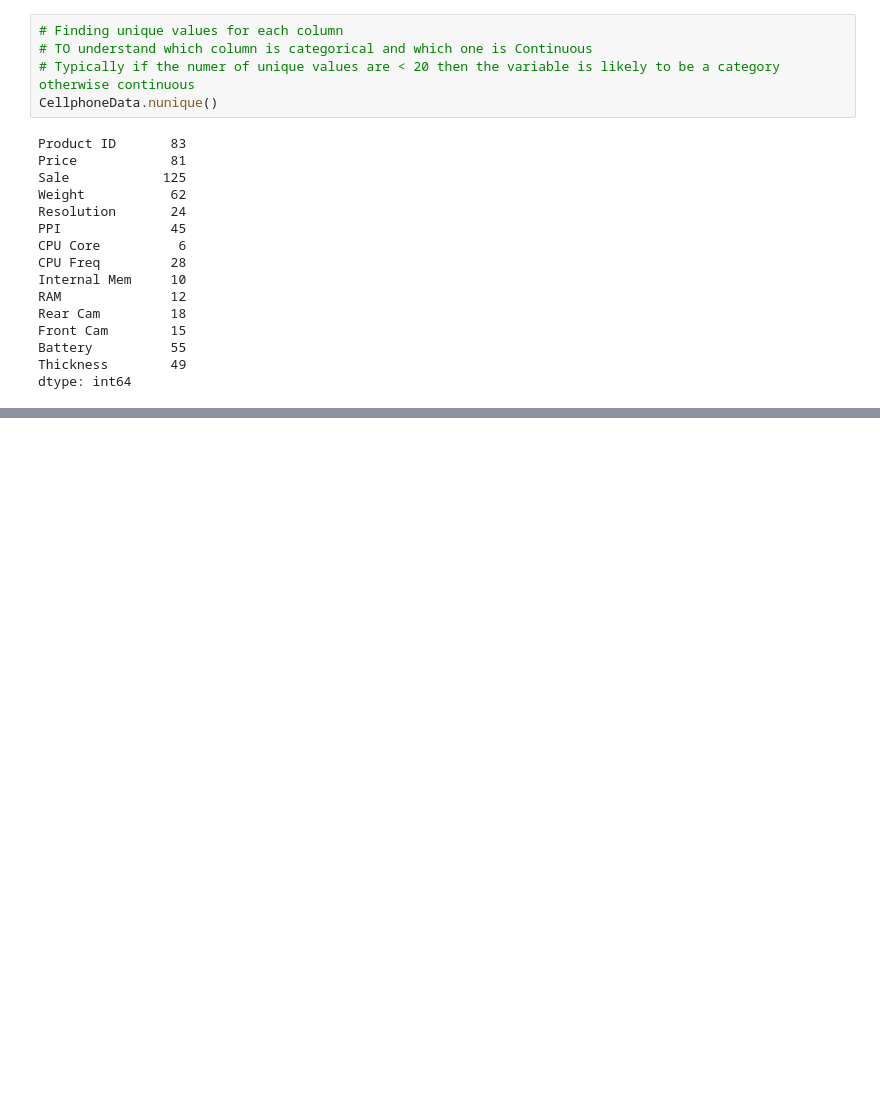
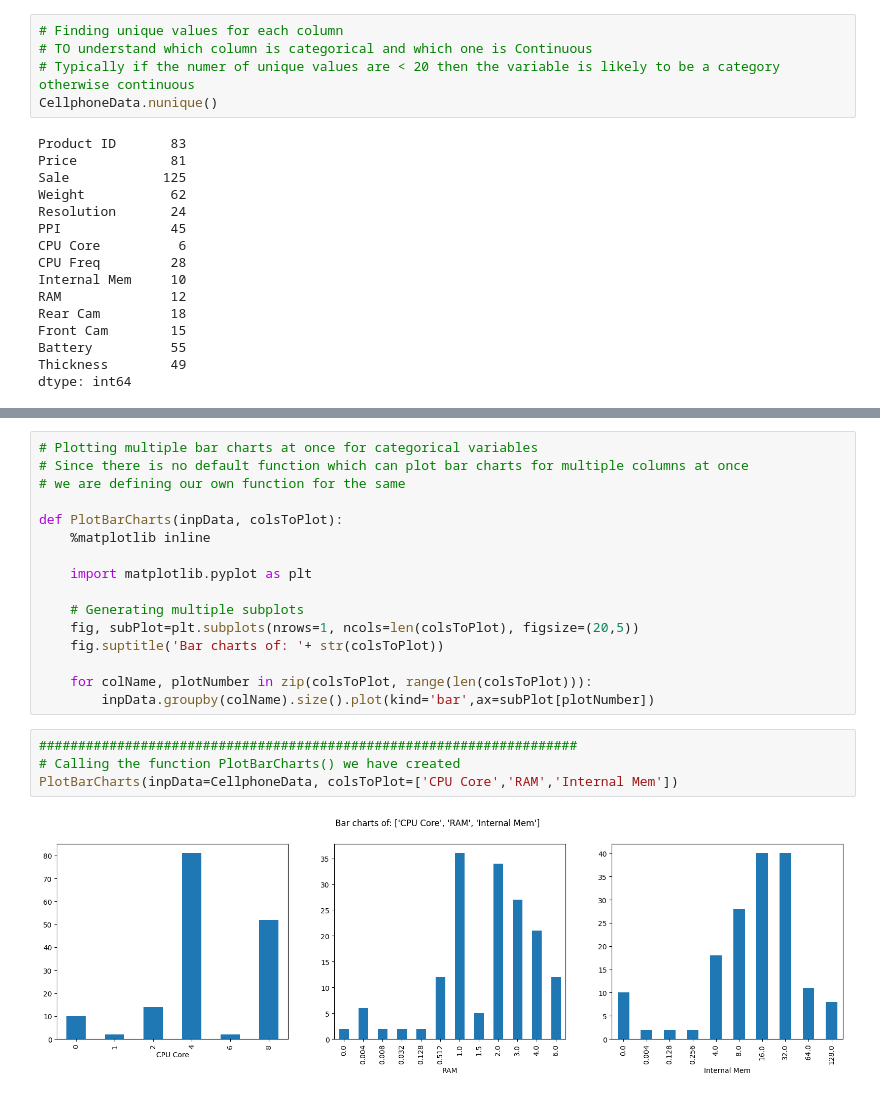
Before and after one commit to AdrianP03/ST1Capstone, a Jupyter notebook: ST1Capstone.ipynb, the cells around one changed output, grey strips where cells are left out. Cells and saved outputs as stored; diff of their text form; blank space fills up the shorter version.

```diff
--- a/ST1Capstone.ipynb
+++ b/ST1Capstone.ipynb
@@ -211,0 +225,22 @@ dtype: int64
+# %%
+# Plotting multiple bar charts at once for categorical variables
+# Since there is no default function which can plot bar charts for multiple columns at once
+# we are defining our own function for the same
+
+def PlotBarCharts(inpData, colsToPlot):
+    %matplotlib inline
+
+    import matplotlib.pyplot as plt
+
+    # Generating multiple subplots
+    fig, subPlot=plt.subplots(nrows=1, ncols=len(colsToPlot), figsize=(20,5))
+    fig.suptitle('Bar charts of: '+ str(colsToPlot))
+
+    for colName, plotNumber in zip(colsToPlot, range(len(colsToPlot))):
+        inpData.groupby(colName).size().plot(kind='bar',ax=subPlot[plotNumber])
+# %%
+#####################################################################
+# Calling the function PlotBarCharts() we have created
+PlotBarCharts(inpData=CellphoneData, colsToPlot=['CPU Core','RAM','Internal Mem'])
+# %% [output]
+[figure, added]
```
Also changed, not shown: parts of 4 cells of this notebook.
